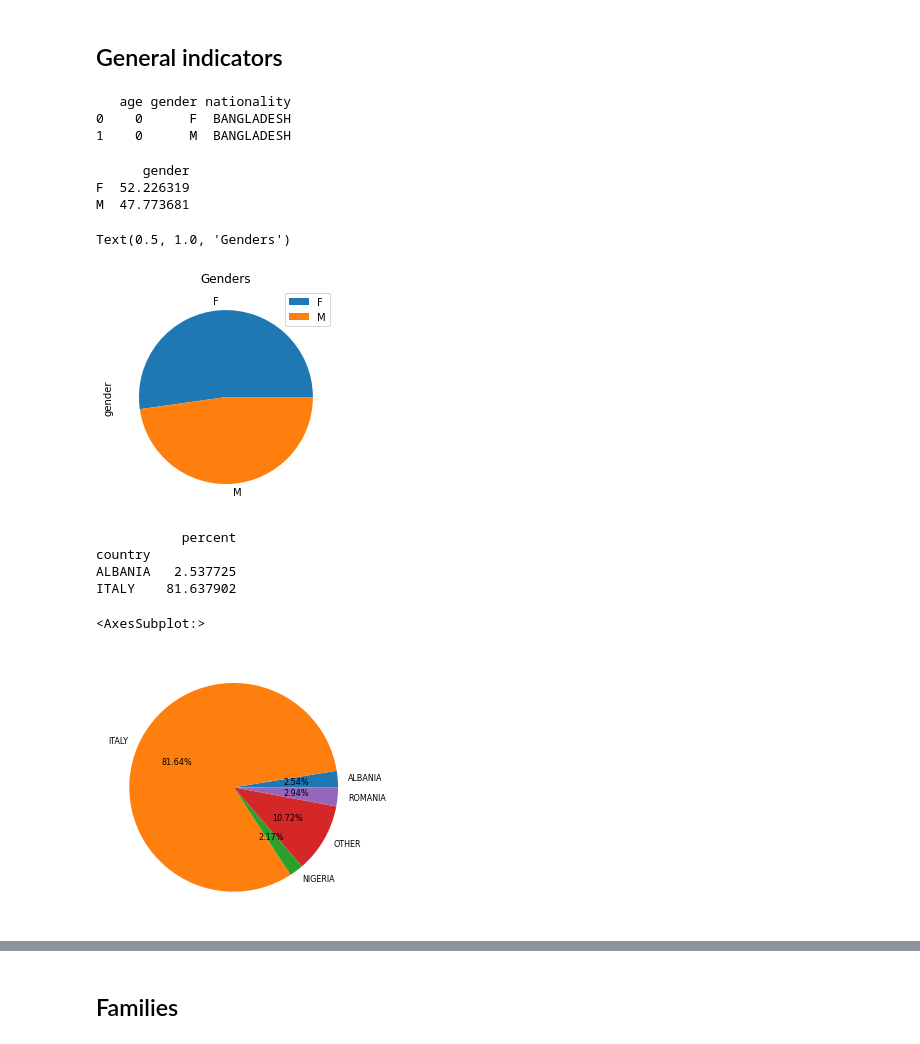
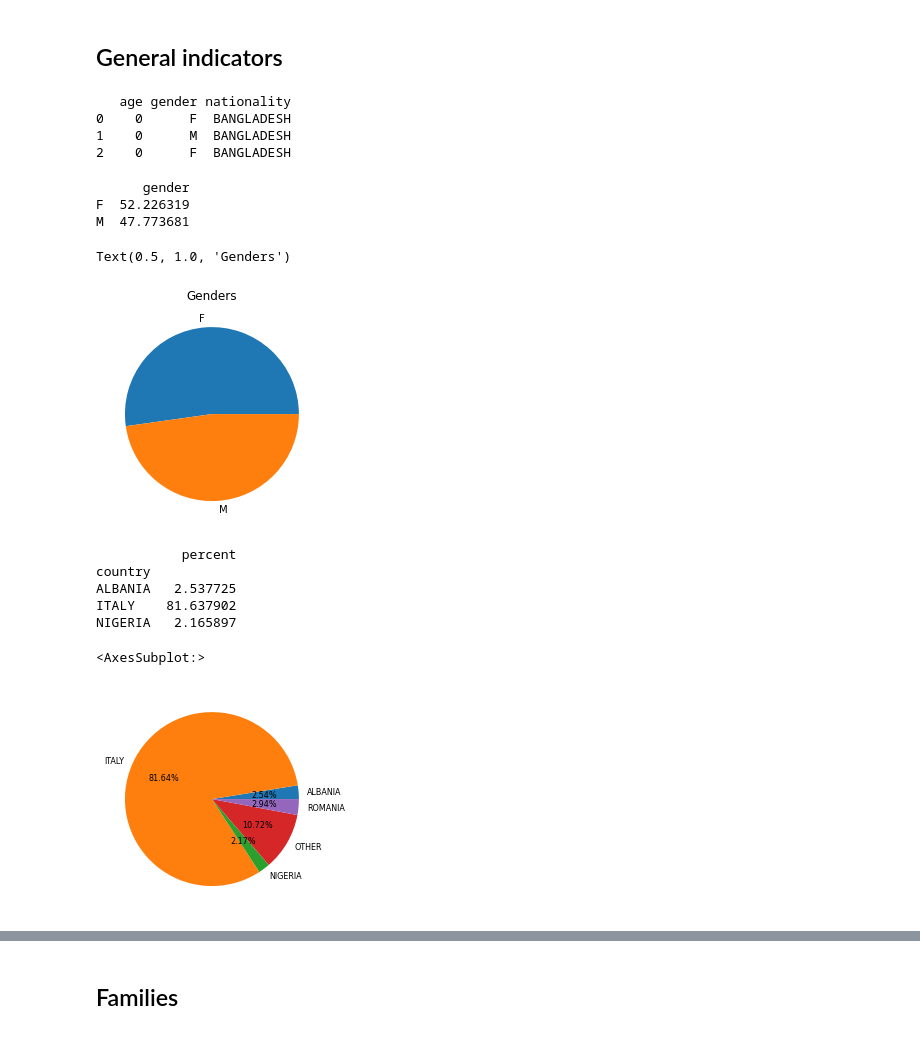
Before and after one commit to p-vale/citylife-indicators, a Jupyter notebook: population.ipynb, the cells around one changed output, grey strips where cells are left out. Cells and saved outputs as stored; diff of their text form; code cells hidden in the pictures.

```diff
--- a/population.ipynb
+++ b/population.ipynb
@@ -14,36 +14,38 @@ Limitations: fake data for population; outdated data (families: Istat 2003-2013)
 ## General indicators
 # %%
 pop = pd.read_csv( './data/pop.csv' )
-print(pop.head(2))
+print(pop.head(3))
 # %% [output]
    age gender nationality
 0    0      F  BANGLADESH
 1    0      M  BANGLADESH
+2    0      F  BANGLADESH
 # %%
-gender = pd.DataFrame(pop['gender'].value_counts( normalize = True ) * 100)
+gender = pd.DataFrame(pop['gender'].value_counts( normalize = True ) * 100) # relative frequency of unique values * 100
 # print(type(gender))
 print(gender)
-gender.plot.pie( y = 'gender' )
+gender.plot.pie( y = 'gender', ylabel = '', legend = False )
 plt.title('Genders')
 # %% [output]
       gender
 F  52.226319
 M  47.773681
 Text(0.5, 1.0, 'Genders')
-[figure, old version]
+[figure, new version]
 # %%
-nationality = pd.DataFrame(pop['nationality'].value_counts( normalize = True ) * 100)
-nationality = nationality.rename(columns = {'nationality' : 'percent'})
+nationality = pd.DataFrame( pop['nationality'].value_counts( normalize = True ) * 100 )
+nationality = nationality.rename( columns = {'nationality' : 'percent'} )
 nationality['country'] = nationality.index.values
-nationality.loc[nationality.percent < 1, 'country'] = 'OTHER'
+nationality.loc[ nationality.percent < 1, 'country' ] = 'OTHER' # group all nationalities below 1% to avoid unreadable pie
 nationality = nationality.groupby('country').sum()
-print(nationality.head(2))
+print(nationality.head(3))
 nationality.plot.pie( y = 'percent', ylabel = '', legend = False, fontsize = 8, autopct="%.2f%%" )
 # %% [output]
            percent
 country
 ALBANIA   2.537725
 ITALY    81.637902
+NIGERIA   2.165897
 <AxesSubplot:>
-[figure, old version]
+[figure, new version]
 # %%
```
Also changed, not shown: parts of 4 cells of this notebook, 8 other files.
